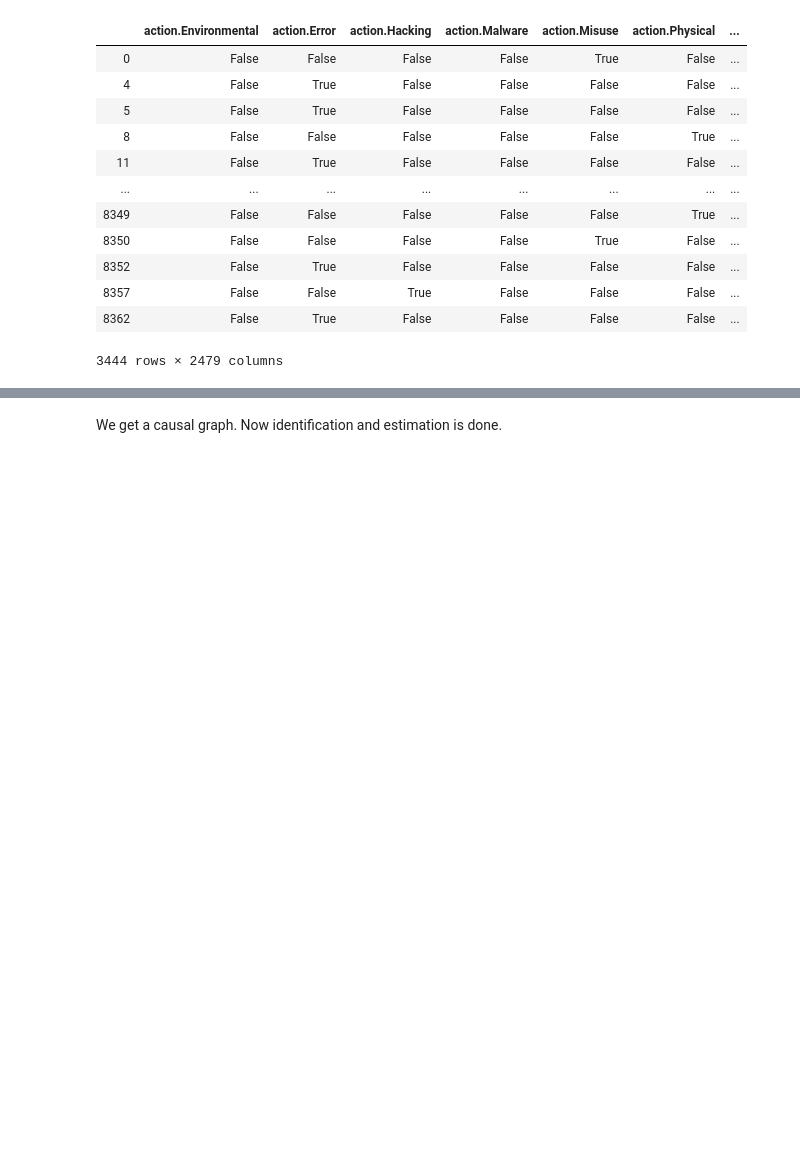
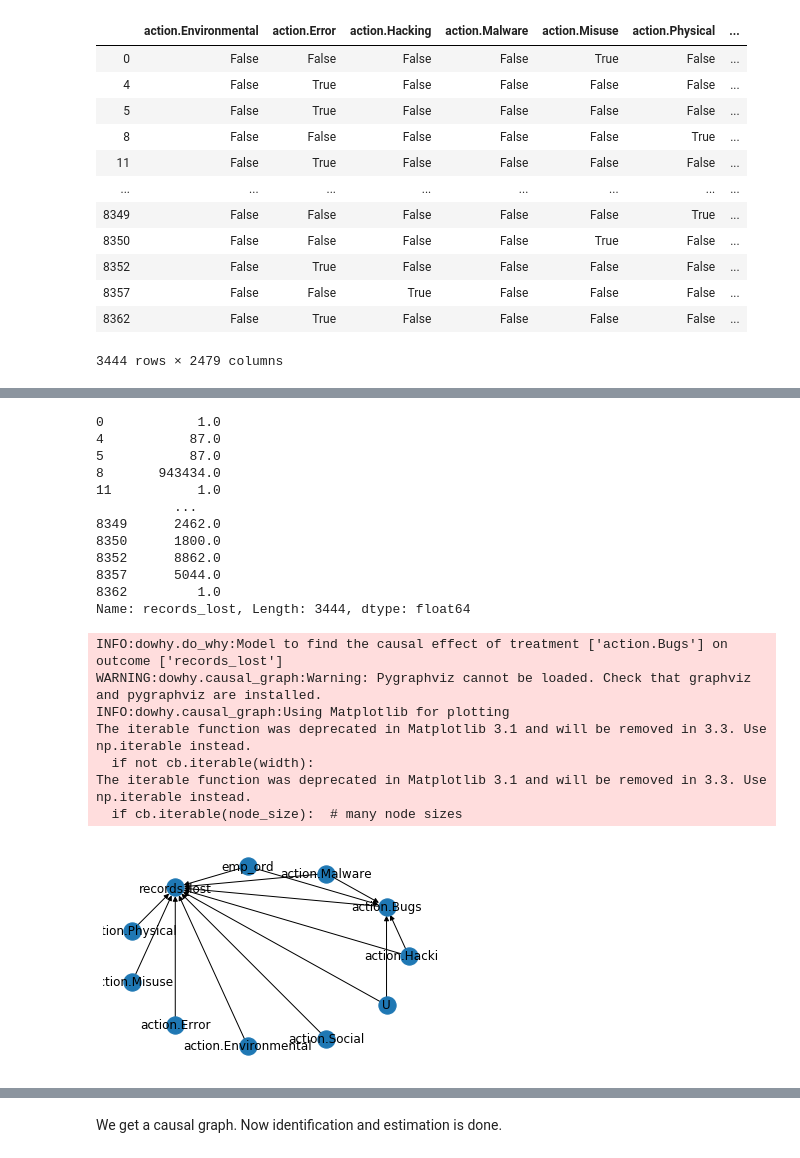
Before and after one commit to ethanpaek/CloudBleed_Project_2019, a Jupyter notebook: vcdb_parse.ipynb, the cells around one changed output, grey strips where cells are left out. Cells and saved outputs as stored; diff of their text form; code cells hidden in the pictures; blank space fills up the shorter version.

Commit message:
dowhy broken, causal graph added?

```diff
--- a/vcdb_parse.ipynb
+++ b/vcdb_parse.ipynb
@@ -244,12 +260,39 @@ df
 # %%
+import graphviz
 #Create causal model with instrumental
+vdf_final = vdf_loss_wc_known # simplicity
+# print(vdf)
+data
+print(vdf_final['records_lost'])
+
 model = CausalModel(
-    data = result,
+    data = vdf_final,
     treatment = 'action.Bugs',
     outcome = 'records_lost',
     graph = './NetworkXTest/test.gml',
-    logging_level = logging.INFO
 )
-#model.view_model(layout="dot")
+vdf_final['action.Bugs']
+model.view_model(layout="dot")
+# %% [output]
+0            1.0
+4           87.0
+5           87.0
+8       943434.0
+11           1.0
+          ...
+8349      2462.0
+8350      1800.0
+8352      8862.0
+8357      5044.0
+8362         1.0
+Name: records_lost, Length: 3444, dtype: float64
+INFO:dowhy.do_why:Model to find the causal effect of treatment ['action.Bugs'] on outcome ['records_lost']
+WARNING:dowhy.causal_graph:Warning: Pygraphviz cannot be loaded. Check that graphviz and pygraphviz are installed.
+INFO:dowhy.causal_graph:Using Matplotlib for plotting
+The iterable function was deprecated in Matplotlib 3.1 and will be removed in 3.3. Use np.iterable instead.
+  if not cb.iterable(width):
+The iterable function was deprecated in Matplotlib 3.1 and will be removed in 3.3. Use np.iterable instead.
+  if cb.iterable(node_size):  # many node sizes
+[figure, added]
 # %%
 model.view_model()
```
Also changed, not shown: parts of 15 cells of this notebook, 7 other files.
